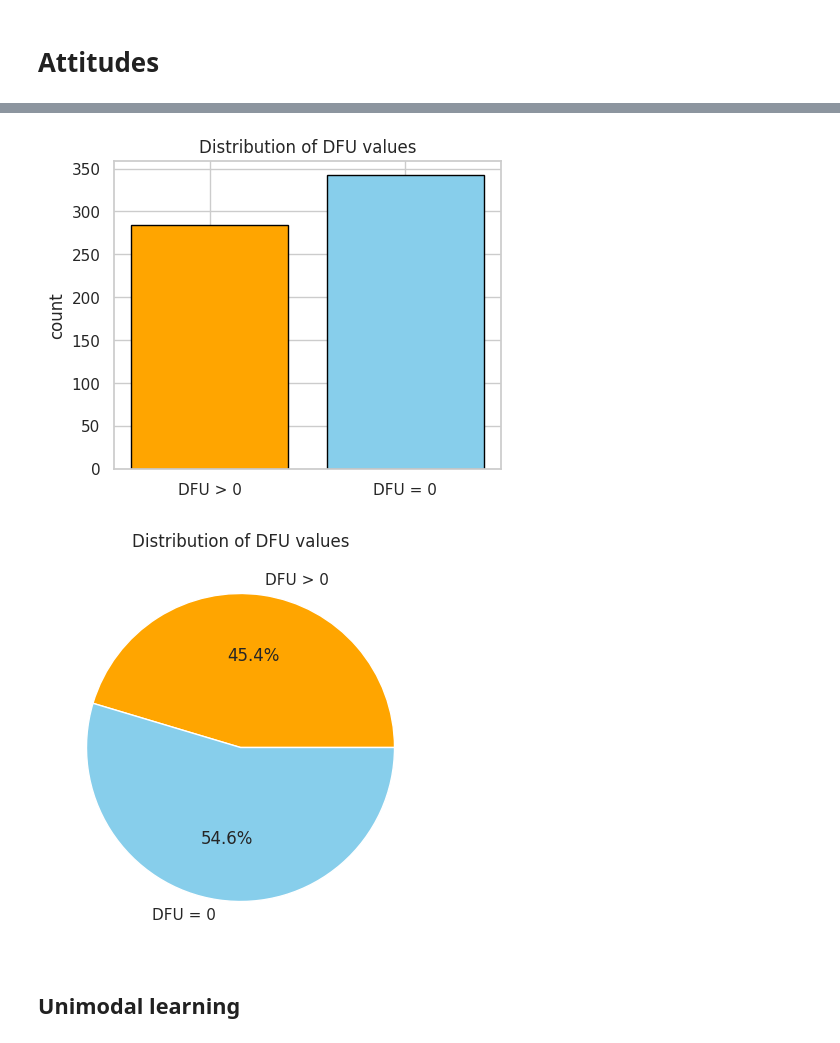
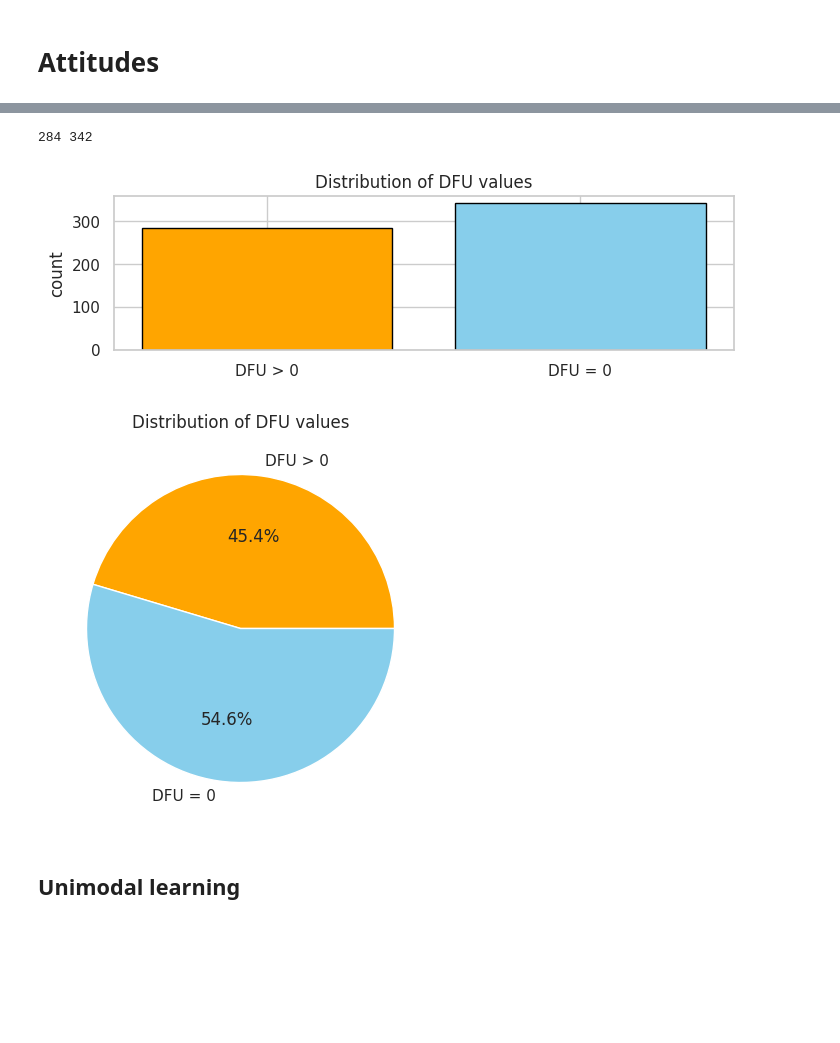
Before and after one commit to Swkratis210204/llm-dfu-bias-study, a Jupyter notebook: Thesis/Code/ThesisCodef.ipynb, the cells around one changed output, grey strips where cells are left out. Drawn from its saved outputs; the diff is of its cells as text; code cells hidden in the pictures; blank space fills up the shorter version.

```diff
--- a/Thesis/Code/ThesisCodef.ipynb
+++ b/Thesis/Code/ThesisCodef.ipynb
@@ -535,38 +507,3 @@ class UnimodalLearner:
         return ax
 # %% [markdown]
 # Attitudes
-# %%
-import pandas as pd
-import numpy as np
-
-PATH_IN  = "/content/attitudes_embedded.csv"   # keep your current path
-df = pd.read_pickle(PATH_IN)
-df.columns = [c.strip().lower() for c in df.columns]
-
-rename_map = {
-    "tweet": "tweet", "text": "tweet",
-    "annotatorgender":"annotatorgender", "gender":"annotatorgender",
-    "annotatorrace":"annotatorrace",     "race":"annotatorrace",
-    "annotatorage":"annotatorage",       "age":"annotatorage",
-    "annotatorpolitics":"annotatorpolitics", "politics":"annotatorpolitics",
-    "annotatorminority":"annotatorminority", "minority":"annotatorminority",
-    "toyou":"toyou", "to any":"toany", "toany":"toany",
-    "freespeech":"freespeech", "harmhatespeech":"harmhatespeech",
-    "intent":"intent", "lingpurism":"lingpurism",
-    "racism":"racism", "racist":"racist",
-    "bert":"bert"  # preserve existing embeddings
-}
-df = df.rename(columns={k:v for k,v in rename_map.items() if k in df.columns})
-
-if "tweet" not in df.columns:
-    raise ValueError("No text column found. Expected 'tweet'.")
-if "bert" in df.columns:
-    def _is_vec768(x):
-        try:
-            x = np.asarray(x)
-            return x.ndim == 1 and x.shape[0] == 768
-        except Exception:
-            return False
-    bad = ~df["bert"].apply(_is_vec768)
-    if bad.any():
-        print(f"Warning: {bad.sum()} rows have non-768 embeddings (left unchanged).")
@@ -695,23 +614,25 @@ Trimodal | DFU=0.30 | nDFU=0.75
 # %%
 dfu_gt0 = (df["DFU"] > 0).sum()
 dfu_eq0 = (df["DFU"] == 0).sum()
 
 counts = {"DFU > 0": dfu_gt0, "DFU = 0": dfu_eq0}
+print(dfu_gt0,dfu_eq0)
 
 # --- bar plot ---
-plt.figure(figsize=(5,4))
+plt.figure(figsize=(8,2))
 plt.bar(counts.keys(), counts.values(), color=["orange","skyblue"], edgecolor="black")
 plt.title("Distribution of DFU values")
 plt.ylabel("count")
 plt.show()
 
 # --- pie chart ---
 plt.figure(figsize=(5,5))
 plt.pie(counts.values(), labels=counts.keys(), autopct="%1.1f%%", colors=["orange","skyblue"])
 plt.title("Distribution of DFU values")
 plt.show()
 # %% [output]
+284 342
-[figure, old version]
+[figure, new version]
 [figure]
 # %% [markdown]
 ## Unimodal learning
```
Also changed, not shown: parts of 96 cells of this notebook.
